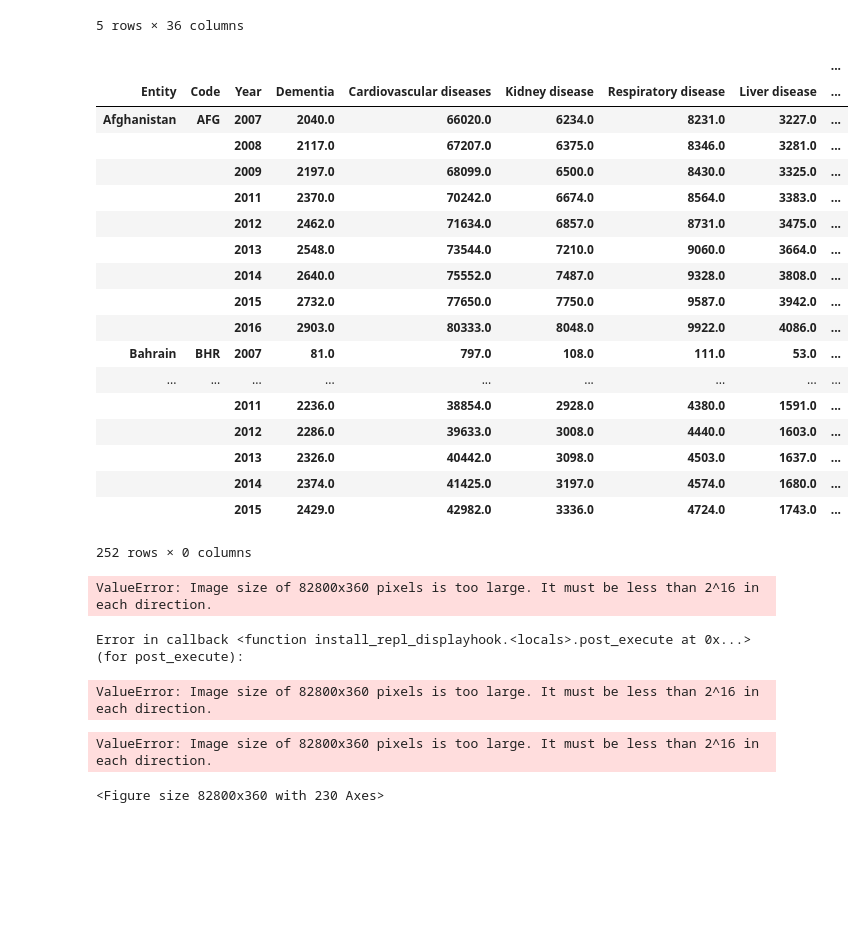
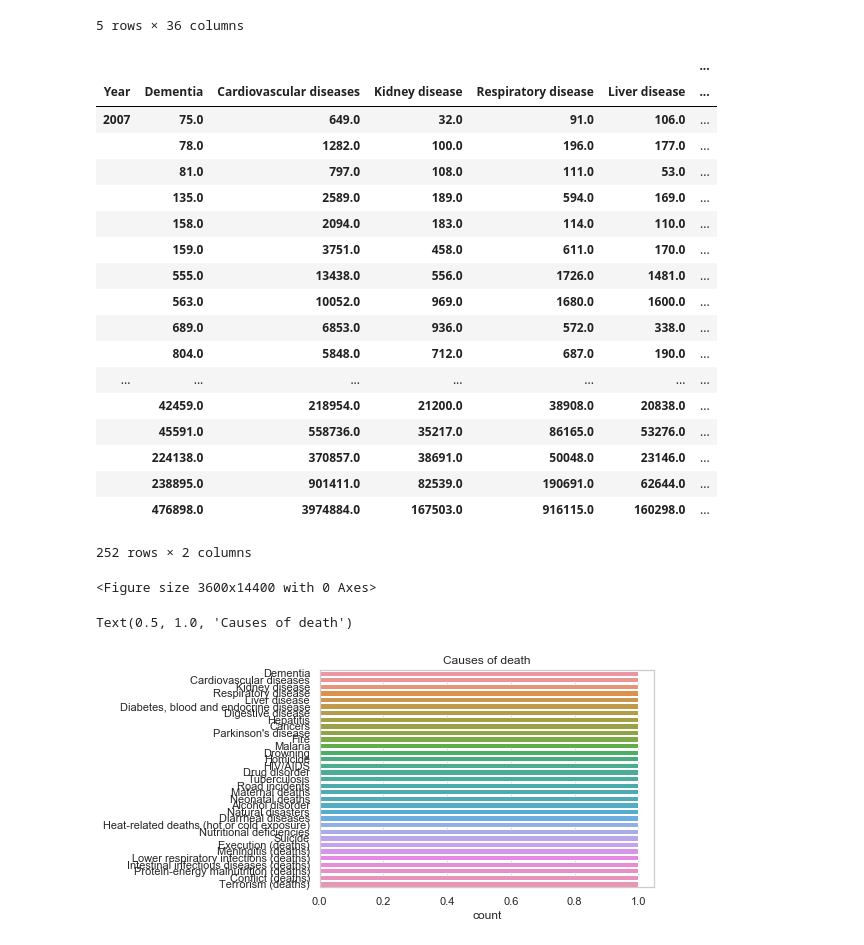
Before and after one commit to ndanni/Suicide_analysis, a Jupyter notebook: project/ndane_capstone_project.ipynb, the cells around one changed output. Cells and saved outputs as stored; diff of their text form; code cells hidden in the pictures; blank space fills up the shorter version.

```diff
--- a/project/ndane_capstone_project.ipynb
+++ b/project/ndane_capstone_project.ipynb
@@ -377,44 +390,46 @@ causes_of_deaths.head()
 | 4 | Afghanistan | AFG | 1994 | 1161.0 | 40285.0 | 3641.0 | 4870.0 | ... |
 5 rows × 36 columns
 # %%
-causes_of_deaths.groupby(['Entity', 'Code', 'Year', 'Dementia', 'Cardiovascular diseases',
+causes_of_deaths.groupby(['Year', 'Dementia', 'Cardiovascular diseases',
        'Kidney disease', 'Respiratory disease', 'Liver disease',
        'Diabetes, blood and endocrine disease', 'Digestive disease',
        'Hepatitis', 'Cancers', "Parkinson's disease", 'Fire', 'Malaria',
        'Drowning', 'Homicide', 'HIV/AIDS', 'Drug disorder', 'Tuberculosis',
        'Road incidents', 'Maternal deaths', 'Neonatal deaths',
        'Alcohol disorder', 'Natural disasters', 'Diarrheal diseases',
        'Heat-related deaths (hot or cold exposure)',
        'Nutritional deficiencies', 'Suicide', 'Execution (deaths)',
        'Meningitis (deaths)', 'Lower respiratory infections (deaths)',
        'Intestinal infectious diseases (deaths)',
        'Protein-energy malnutrition (deaths)', 'Conflict (deaths)',
        'Terrorism (deaths)']).sum()
 # %% [output]
-|  |  |  |  |  |  |  |  | ... |
-| Entity | Code | Year | Dementia | Cardiovascular diseases | Kidney disease | Respiratory disease | Liver disease | ... |
-| Afghanistan | AFG | 2007 | 2040.0 | 66020.0 | 6234.0 | 8231.0 | 3227.0 | ... |
-|  |  | 2008 | 2117.0 | 67207.0 | 6375.0 | 8346.0 | 3281.0 | ... |
-|  |  | 2009 | 2197.0 | 68099.0 | 6500.0 | 8430.0 | 3325.0 | ... |
-|  |  | 2011 | 2370.0 | 70242.0 | 6674.0 | 8564.0 | 3383.0 | ... |
-|  |  | 2012 | 2462.0 | 71634.0 | 6857.0 | 8731.0 | 3475.0 | ... |
-|  |  | 2013 | 2548.0 | 73544.0 | 7210.0 | 9060.0 | 3664.0 | ... |
-|  |  | 2014 | 2640.0 | 75552.0 | 7487.0 | 9328.0 | 3808.0 | ... |
-|  |  | 2015 | 2732.0 | 77650.0 | 7750.0 | 9587.0 | 3942.0 | ... |
-|  |  | 2016 | 2903.0 | 80333.0 | 8048.0 | 9922.0 | 4086.0 | ... |
-| Bahrain | BHR | 2007 | 81.0 | 797.0 | 108.0 | 111.0 | 53.0 | ... |
-| ... | ... | ... | ... | ... | ... | ... | ... | ... |
-|  |  | 2011 | 2236.0 | 38854.0 | 2928.0 | 4380.0 | 1591.0 | ... |
-|  |  | 2012 | 2286.0 | 39633.0 | 3008.0 | 4440.0 | 1603.0 | ... |
-|  |  | 2013 | 2326.0 | 40442.0 | 3098.0 | 4503.0 | 1637.0 | ... |
-|  |  | 2014 | 2374.0 | 41425.0 | 3197.0 | 4574.0 | 1680.0 | ... |
-|  |  | 2015 | 2429.0 | 42982.0 | 3336.0 | 4724.0 | 1743.0 | ... |
+|  |  |  |  |  |  | ... |
+| Year | Dementia | Cardiovascular diseases | Kidney disease | Respiratory disease | Liver disease | ... |
+| 2007 | 75.0 | 649.0 | 32.0 | 91.0 | 106.0 | ... |
+|  | 78.0 | 1282.0 | 100.0 | 196.0 | 177.0 | ... |
+|  | 81.0 | 797.0 | 108.0 | 111.0 | 53.0 | ... |
+|  | 135.0 | 2589.0 | 189.0 | 594.0 | 169.0 | ... |
+|  | 158.0 | 2094.0 | 183.0 | 114.0 | 110.0 | ... |
+|  | 159.0 | 3751.0 | 458.0 | 611.0 | 170.0 | ... |
+|  | 555.0 | 13438.0 | 556.0 | 1726.0 | 1481.0 | ... |
+|  | 563.0 | 10052.0 | 969.0 | 1680.0 | 1600.0 | ... |
+|  | 689.0 | 6853.0 | 936.0 | 572.0 | 338.0 | ... |
+|  | 804.0 | 5848.0 | 712.0 | 687.0 | 190.0 | ... |
+| ... | ... | ... | ... | ... | ... | ... |
+|  | 42459.0 | 218954.0 | 21200.0 | 38908.0 | 20838.0 | ... |
+|  | 45591.0 | 558736.0 | 35217.0 | 86165.0 | 53276.0 | ... |
+|  | 224138.0 | 370857.0 | 38691.0 | 50048.0 | 23146.0 | ... |
+|  | 238895.0 | 901411.0 | 82539.0 | 190691.0 | 62644.0 | ... |
+|  | 476898.0 | 3974884.0 | 167503.0 | 916115.0 | 160298.0 | ... |
-252 rows × 0 columns
+252 rows × 2 columns
 # %%
-df =['Dementia', 'Cardiovascular diseases',
+#a graph showing the variations in the different causes of deaths
+plt.figure(figsize=(50,200))
+columns=['Dementia', 'Cardiovascular diseases',
        'Kidney disease', 'Respiratory disease', 'Liver disease',
        'Diabetes, blood and endocrine disease', 'Digestive disease',
-       'Hepatitis', 'Cancers', 'Parkinson"s disease', 'Fire', 'Malaria',
+       'Hepatitis', 'Cancers', "Parkinson's disease", 'Fire', 'Malaria',
        'Drowning', 'Homicide', 'HIV/AIDS', 'Drug disorder', 'Tuberculosis',
        'Road incidents', 'Maternal deaths', 'Neonatal deaths',
        'Alcohol disorder', 'Natural disasters', 'Diarrheal diseases',
@@ -424,10 +439,11 @@ df =['Dementia', 'Cardiovascular diseases',
        'Intestinal infectious diseases (deaths)',
        'Protein-energy malnutrition (deaths)', 'Conflict (deaths)',
        'Terrorism (deaths)']
-g = sns.catplot(x= df, col= 'Entity' ,data=causes_of_deaths, kind='count')
+
+plt.show()
+sns.set(style="whitegrid")
+sns.countplot(y = columns).set_title('Causes of death')
 # %% [output]
-ValueError: Image size of 82800x360 pixels is too large. It must be less than 2^16 in each direction.
+<Figure size 3600x14400 with 0 Axes>
-Error in callback <function install_repl_displayhook.<locals>.post_execute at 0x...> (for post_execute):
+Text(0.5, 1.0, 'Causes of death')
-ValueError: Image size of 82800x360 pixels is too large. It must be less than 2^16 in each direction.
-ValueError: Image size of 82800x360 pixels is too large. It must be less than 2^16 in each direction.
-<Figure size 82800x360 with 230 Axes>
+[figure, added]
```
Also changed, not shown: parts of 7 cells of this notebook, 1 other file.
